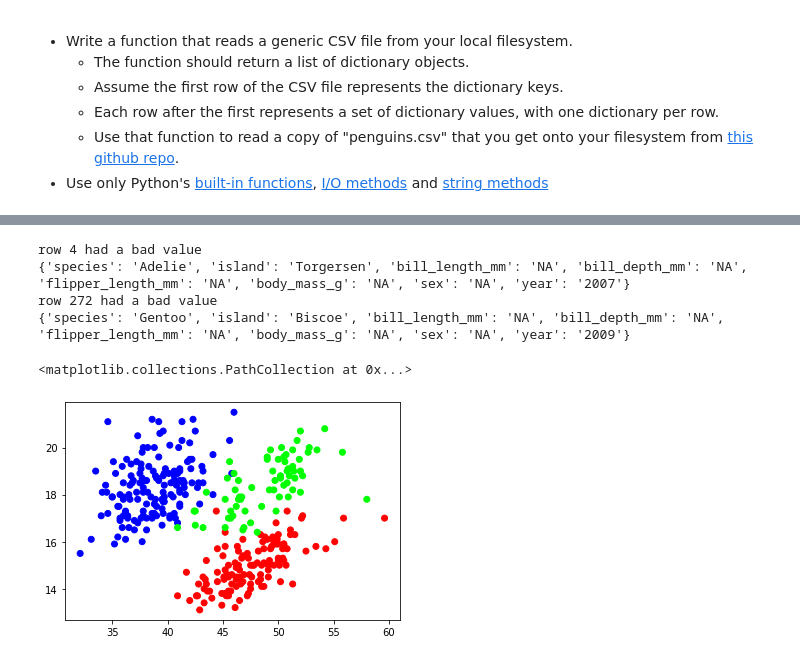
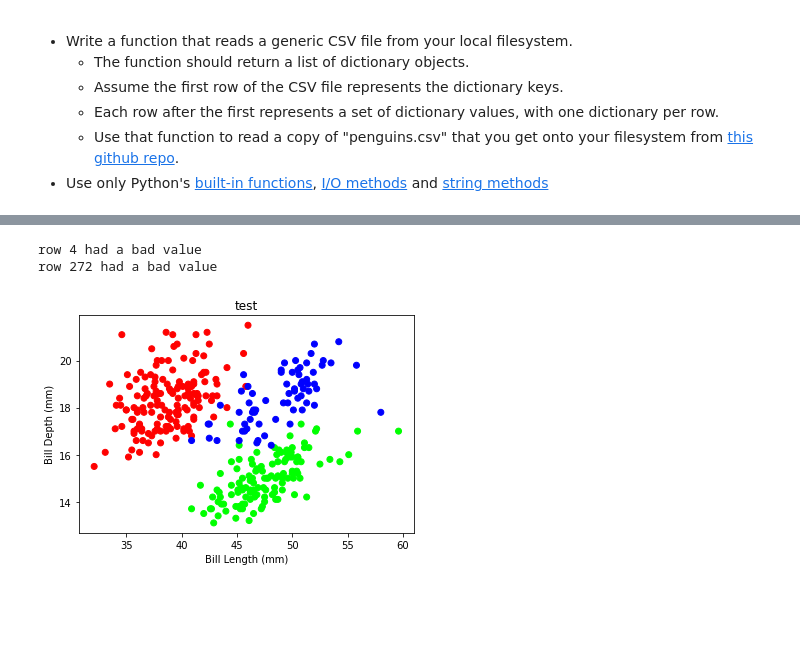
Before and after one commit to dominicdill/Colab-DS5020, a Jupyter notebook: Class_Exercises.ipynb, the cells around one changed output, grey strips where cells are left out. Saved outputs shown, nothing was run; the diff lists cells and outputs as text; code cells hidden in the pictures; blank space fills up the shorter version.

```diff
--- a/Class_Exercises.ipynb
+++ b/Class_Exercises.ipynb
@@ -32,3 +32,29 @@ def csv2dict(csvfile):
   return penguinlist
 # %%
 plist = csv2dict("penguins.csv")
+# %%
+import matplotlib.pyplot as plt
+plist = csv2dict("penguins.csv")
+x=[] #bill length list
+y=[] #bill depth list
+z=[] #species list
+for count,pdict in enumerate(plist):
+  try:
+    x.append(float(pdict["bill_length_mm"]))
+    y.append(float(pdict["bill_depth_mm"]))
+    z.append(pdict['species'])
+  except:
+    print(f'row {count+1} had a bad value')
+
+
+newz=dict([(value,count+1) for count,value in enumerate(set(z))])                                #https://stackoverflow.com/questions/43203215/map-unique-strings-to-integers-in-python
+
+for i in sorted(set(z)):
+  x_subset = [value for count,value in enumerate(x) if i==z[count]]
+  y_subset = [value for count,value in enumerate(y) if i==z[count]]
+  plt.scatter(x_subset,y_subset,label=i)
+plt.xlabel('Bill Length (mm)')
+plt.ylabel('Bill Depth (mm)')
+plt.title('BLenth vs Bdepth')
+plt.legend()
+plt.show()
@@ -35,25 +65,26 @@ plist = csv2dict("penguins.csv")
 # %%
 import matplotlib.pyplot as plt
 plist = csv2dict("penguins.csv")
 x=[] #bill length list
 y=[] #bill depth list
 z=[] #species list
 for count,pdict in enumerate(plist):
   try:
     x.append(float(pdict["bill_length_mm"]))
     y.append(float(pdict["bill_depth_mm"]))
     z.append(pdict['species'])
   except:
     print(f'row {count+1} had a bad value')
-    print(pdict)
 
-newz=dict([(value,count+1) for count,value in enumerate(set(z))])                                #https://stackoverflow.com/questions/43203215/map-unique-strings-to-integers-in-python
+
+newz=dict([(value,count+1) for count,value in enumerate(set(z))])                #https://stackoverflow.com/questions/43203215/map-unique-strings-to-integers-in-python
 
 plt.scatter(x,y,c=[newz[d] for d in z],cmap='brg')
+plt.xlabel('Bill Length (mm)')
+plt.ylabel('Bill Depth (mm)')
+plt.title('test')
+plt.show()
 # %% [output]
 row 4 had a bad value
-{'species': 'Adelie', 'island': 'Torgersen', 'bill_length_mm': 'NA', 'bill_depth_mm': 'NA', 'flipper_length_mm': 'NA', 'body_mass_g': 'NA', 'sex': 'NA', 'year': '2007'}
 row 272 had a bad value
-{'species': 'Gentoo', 'island': 'Biscoe', 'bill_length_mm': 'NA', 'bill_depth_mm': 'NA', 'flipper_length_mm': 'NA', 'body_mass_g': 'NA', 'sex': 'NA', 'year': '2009'}
-<matplotlib.collections.PathCollection at 0x...>
-[figure, old version]
+[figure, new version]
```
Also changed, not shown: parts of 2 cells of this notebook.
